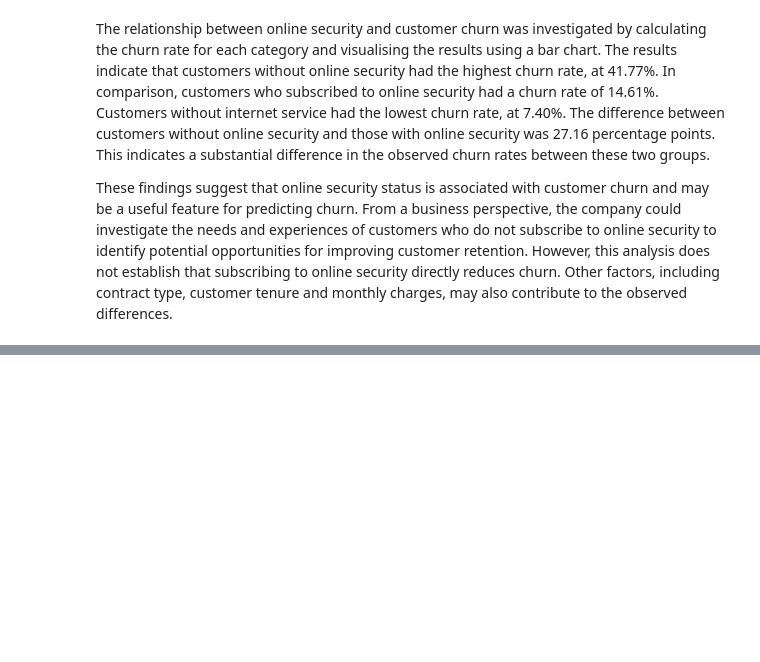
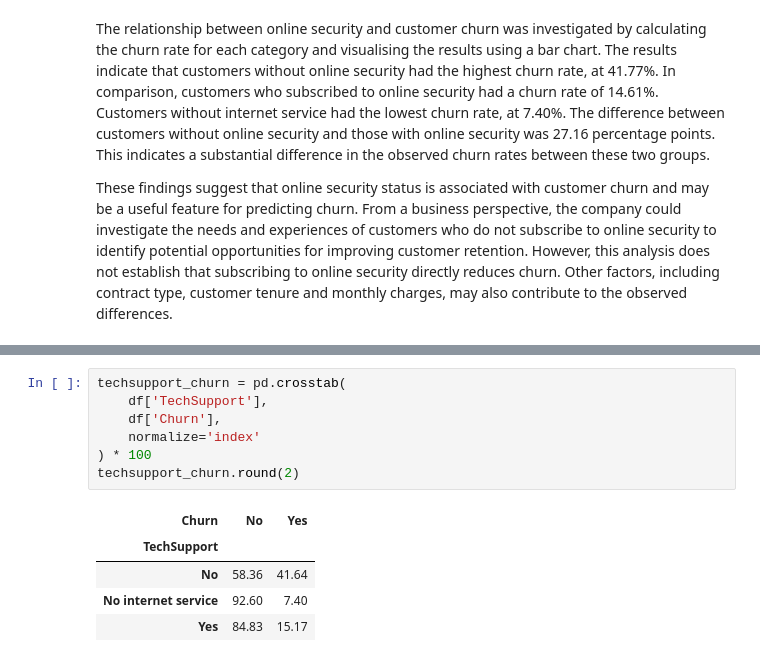
Before and after one commit to SJ174/MLCW, a Jupyter notebook: MLCW_Task_01.ipynb, the cells around one changed output, grey strips where cells are left out. Saved outputs shown, nothing was run; the diff lists cells and outputs as text; blank space fills up the shorter version.

```diff
--- a/MLCW_Task_01.ipynb
+++ b/MLCW_Task_01.ipynb
@@ -364,0 +376,13 @@ These findings suggest that online security status is associated with customer c
+# %%
+techsupport_churn = pd.crosstab(
+    df['TechSupport'],
+    df['Churn'],
+    normalize='index'
+) * 100
+techsupport_churn.round(2)
+# %% [output]
+| Churn | No | Yes |
+| TechSupport |  |  |
+| No | 58.36 | 41.64 |
+| No internet service | 92.60 | 7.40 |
+| Yes | 84.83 | 15.17 |
```
Also changed, not shown: parts of 4 cells of this notebook.
